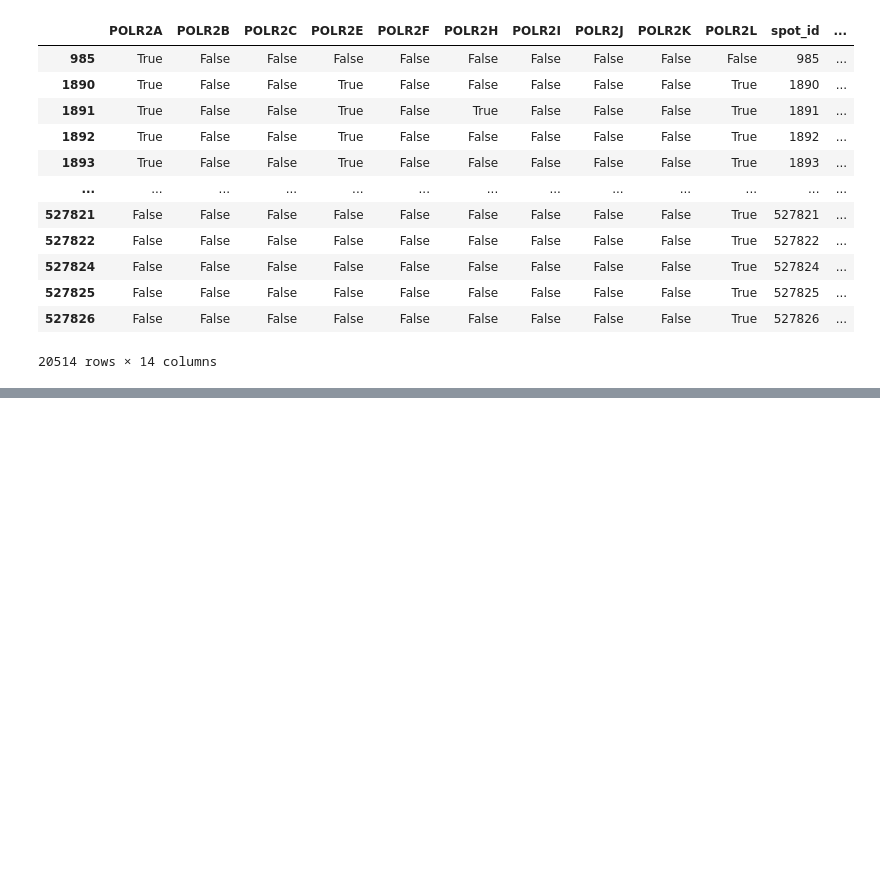
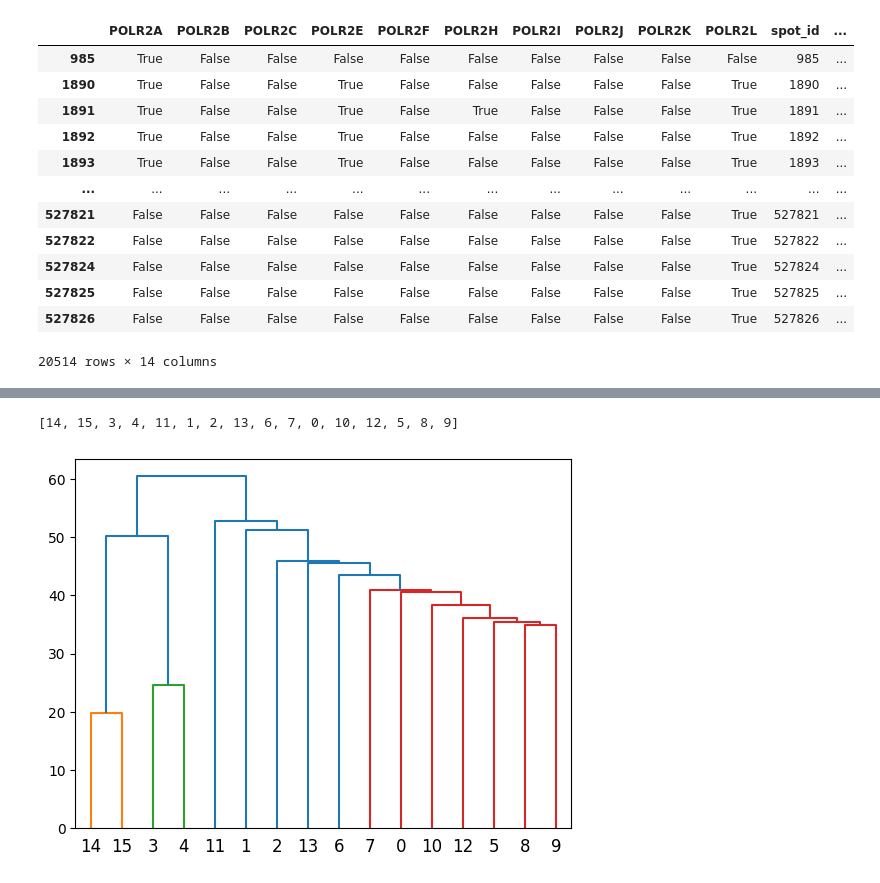
Before and after one commit to SlimaniF/Sequential_Fish, a Jupyter notebook: src/Sequential_Fish/analysis/testing_notebooks/graphs.ipynb, the cells around one changed output, grey strips where cells are left out. Saved outputs shown, nothing was run; the diff lists cells and outputs as text; code cells hidden in the pictures; blank space fills up the shorter version.

Commit message:
pairwise analysis better graph

```diff
--- a/src/Sequential_Fish/analysis/testing_notebooks/graphs.ipynb
+++ b/src/Sequential_Fish/analysis/testing_notebooks/graphs.ipynb
@@ -682,0 +677,4 @@ colocalisation_truth_df
+# %%
+path = "/media/SSD_floricslimani/Fish_seq/POLR2/2026-03-24 - HeLa_POLR2_Run17_tiff/analysis/co_localization/datasheet/zscore.xlsx"
+data = pd.read_excel(path).set_index("target", verify_integrity=True)
+data
@@ -682,0 +718,3 @@ colocalisation_truth_df
+# %%
+Z = linkage(data)
+Z
@@ -682,0 +744,7 @@ colocalisation_truth_df
+# %%
+dn = dendrogram(Z)
+dn.keys()
+dn["leaves"]
+# %% [output]
+[14, 15, 3, 4, 11, 1, 2, 13, 6, 7, 0, 10, 12, 5, 8, 9]
+[figure, added]
```
Also changed, not shown: parts of 16 cells of this notebook, 5 other files.
